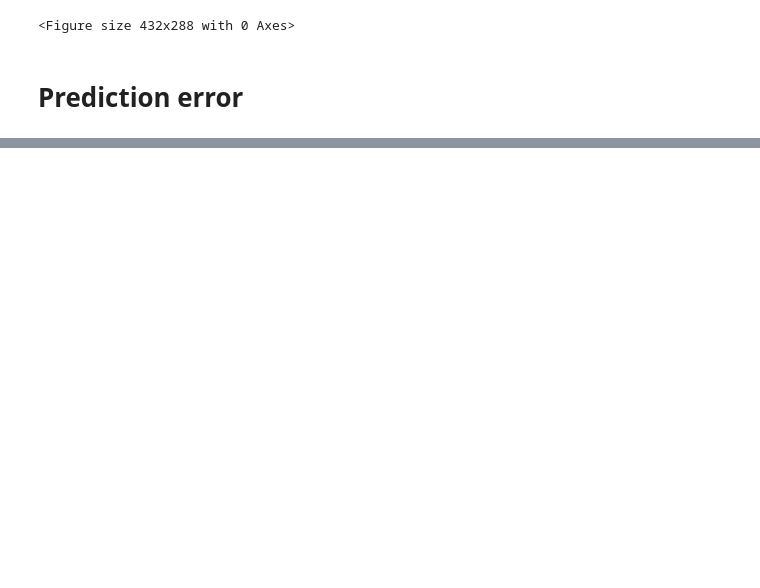
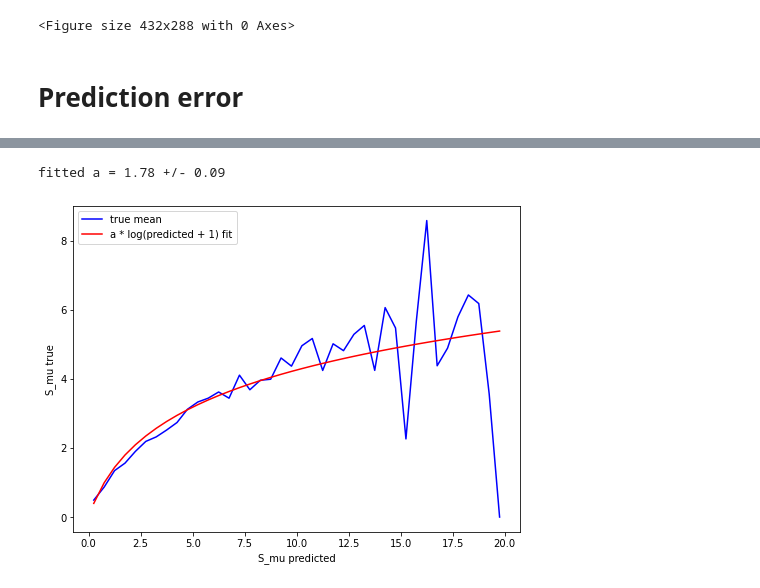
Before and after one commit to nj-vs-vh/ta-muon-puzzle, a Jupyter notebook: notebooks/xgboost-regressor-training.ipynb, the cells around one changed output, grey strips where cells are left out. Drawn from its saved outputs; the diff is of its cells as text; code cells hidden in the pictures; blank space fills up the shorter version.

```diff
--- a/notebooks/xgboost-regressor-training.ipynb
+++ b/notebooks/xgboost-regressor-training.ipynb
@@ -125,0 +130,26 @@ ax.legend()
+# %%
+from scipy.optimize import curve_fit
+
+def fun(x: float, a: float) -> float:
+    return a * np.log(x + 1)
+
+fig, ax = plt.subplots(figsize=(8, 6))
+
+upper_cl_width = true_upper_cl - true_mean
+lower_cl_width = true_mean - true_lower_cl
+cl_width = 0.5 * (upper_cl_width + lower_cl_width)
+ax.plot(predicted, cl_width, 'b-', label="true mean")
+
+popt, pcov = curve_fit(fun, predicted, cl_width)
+a_mean = popt[0]
+a_std = np.sqrt(pcov[0][0])
+ax.plot(predicted, a_mean * np.log(predicted + 1), label="a * log(predicted + 1) fit", color="red")
+print(f"fitted a = {a_mean:.2f} +/- {a_std:.2f}")
+
+ax.set_xlabel(r"S_mu predicted")
+ax.set_ylabel(r"S_mu true")
+ax.legend()
+plt.show()
+# %% [output]
+fitted a = 1.78 +/- 0.09
+[figure, added]
```
Also changed, not shown: parts of 9 cells of this notebook, 7 other files.
